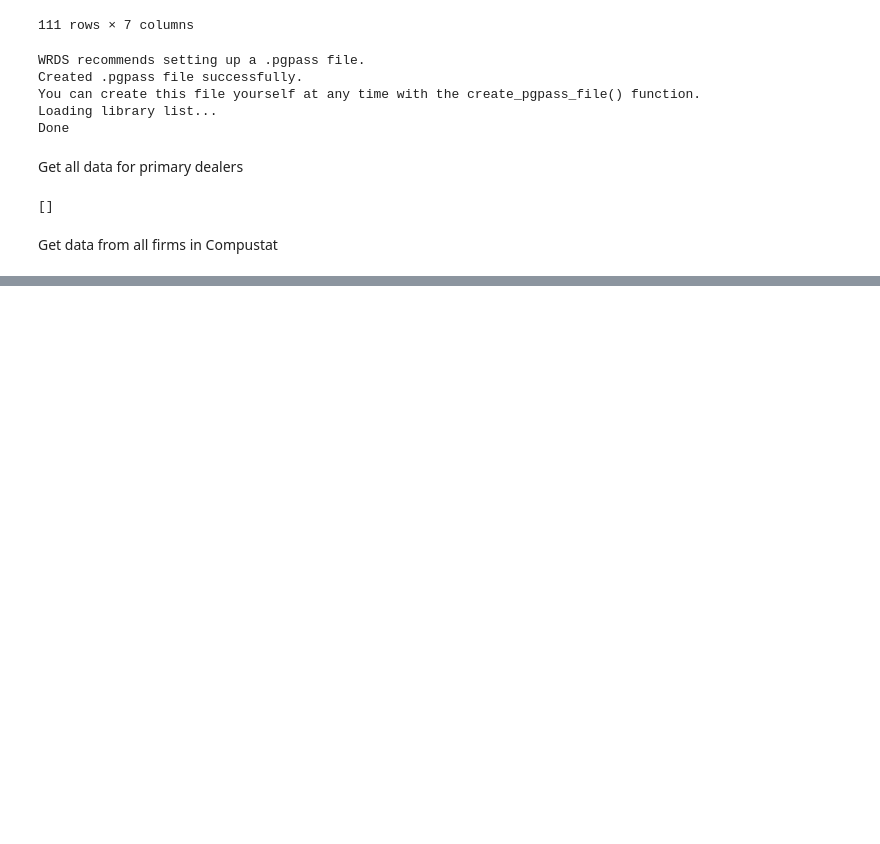
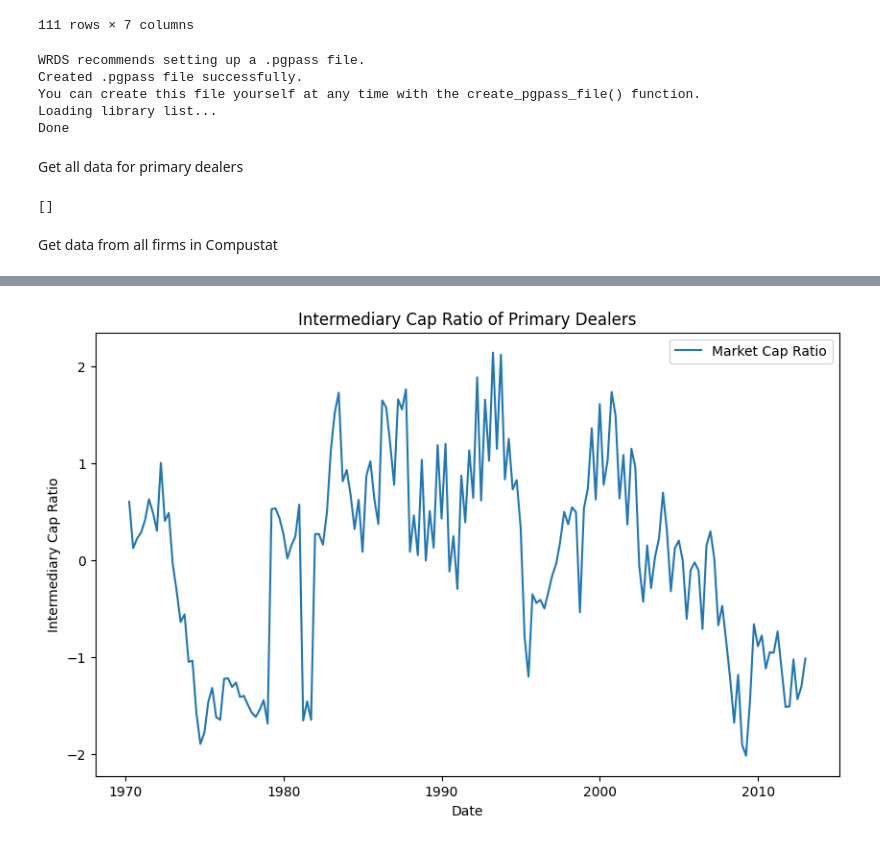
Before and after one commit to 1scarecrow1/intermediary-asset-pricing, a Jupyter notebook: src/Table03.ipynb, the cells around one changed output, grey strips where cells are left out. Cells and saved outputs as stored; diff of their text form; code cells hidden in the pictures; blank space fills up the shorter version.

```diff
--- a/src/Table03.ipynb
+++ b/src/Table03.ipynb
@@ -161 +176,5 @@ quarterly_sum_pd
 248 rows × 5 columns
+# %%
+quarterly_sum_pd = quarterly_sum_pd[quarterly_sum_pd['datafqtr'] >= '1970-01-01']
+quarterly_sum_pd = quarterly_sum_pd[quarterly_sum_pd['datafqtr'] <= '2012-12-31']
+quarterly_sum_pd
@@ -161,0 +200,7 @@ quarterly_sum_pd
+# %%
+quarterly_sum_pd['market_cap_ratio'] = quarterly_sum_pd['market_equity'] / (quarterly_sum_pd['book_debt'] + quarterly_sum_pd['market_equity'])
+quarterly_sum_pd
+
+# standardize market_cap_ratio to zero mean and unit variance
+quarterly_sum_pd['market_cap_ratio_std'] = (quarterly_sum_pd['market_cap_ratio'] - quarterly_sum_pd['market_cap_ratio'].mean()) / quarterly_sum_pd['market_cap_ratio'].std()
+quarterly_sum_pd
@@ -161,0 +221,6 @@ quarterly_sum_pd
+# %%
+quarterly_sum_pd['book_cap_ratio'] = quarterly_sum_pd['book_equity'] / (quarterly_sum_pd['book_debt'] + quarterly_sum_pd['book_equity'])
+
+# standardize book_cap_ratio to zero mean and unit variance
+quarterly_sum_pd['book_cap_ratio_std'] = (quarterly_sum_pd['book_cap_ratio'] - quarterly_sum_pd['book_cap_ratio'].mean()) / quarterly_sum_pd['book_cap_ratio'].std()
+quarterly_sum_pd
@@ -161,0 +241,15 @@ quarterly_sum_pd
+# %%
+import matplotlib.pyplot as plt
+import matplotlib.dates as mdates
+
+fig, ax = plt.subplots(figsize=(10, 6))
+ax.plot(quarterly_sum_pd['datafqtr'], quarterly_sum_pd['market_cap_ratio_std'], label='Market Cap Ratio')
+
+ax.xaxis.set_major_locator(mdates.YearLocator(10))
+ax.set_xlabel('Date')
+ax.set_ylabel('Intermediary Cap Ratio')
+ax.set_title('Intermediary Cap Ratio of Primary Dealers')
+ax.legend()
+plt.show()
+# %% [output]
+[figure, added]
```
Also changed, not shown: parts of 55 cells of this notebook, 2 other files.
